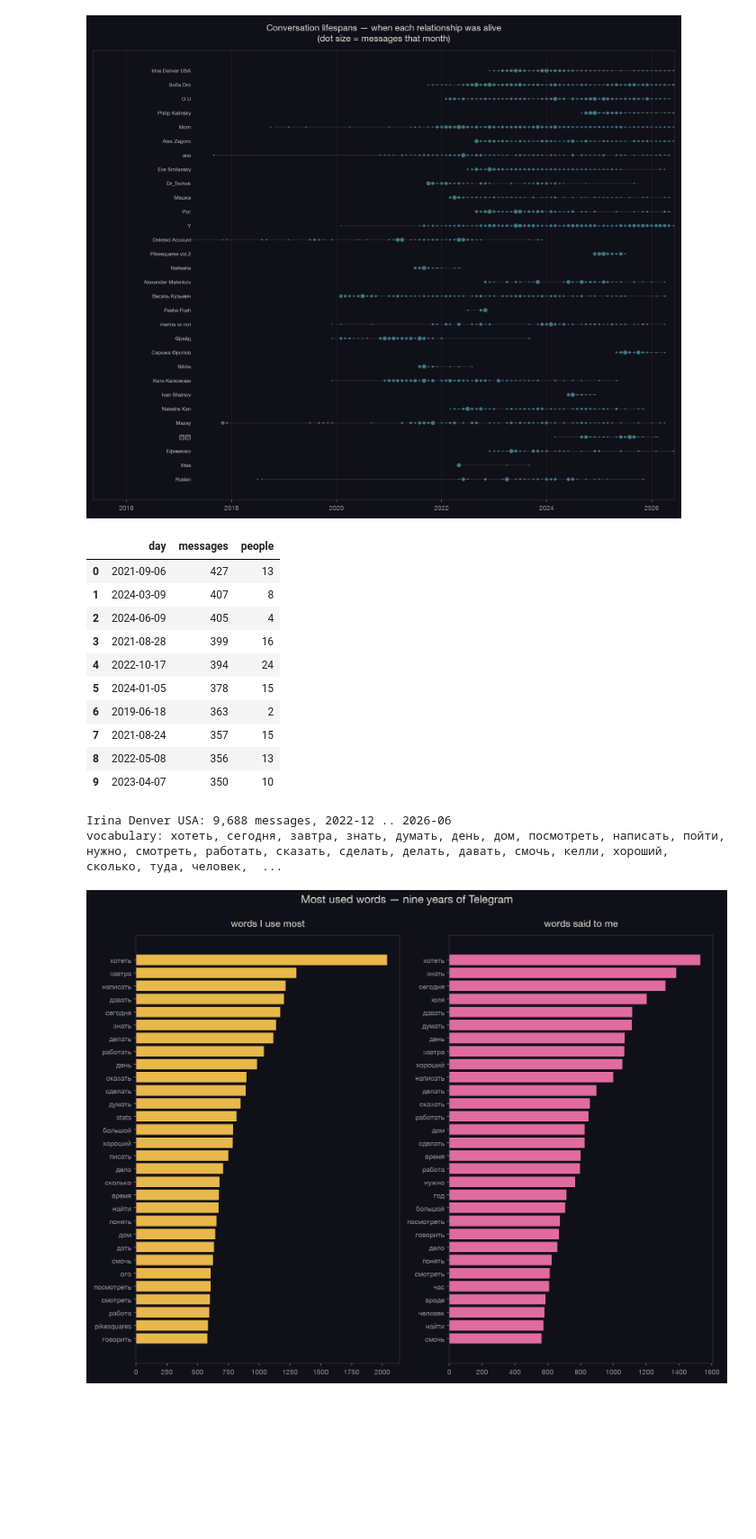
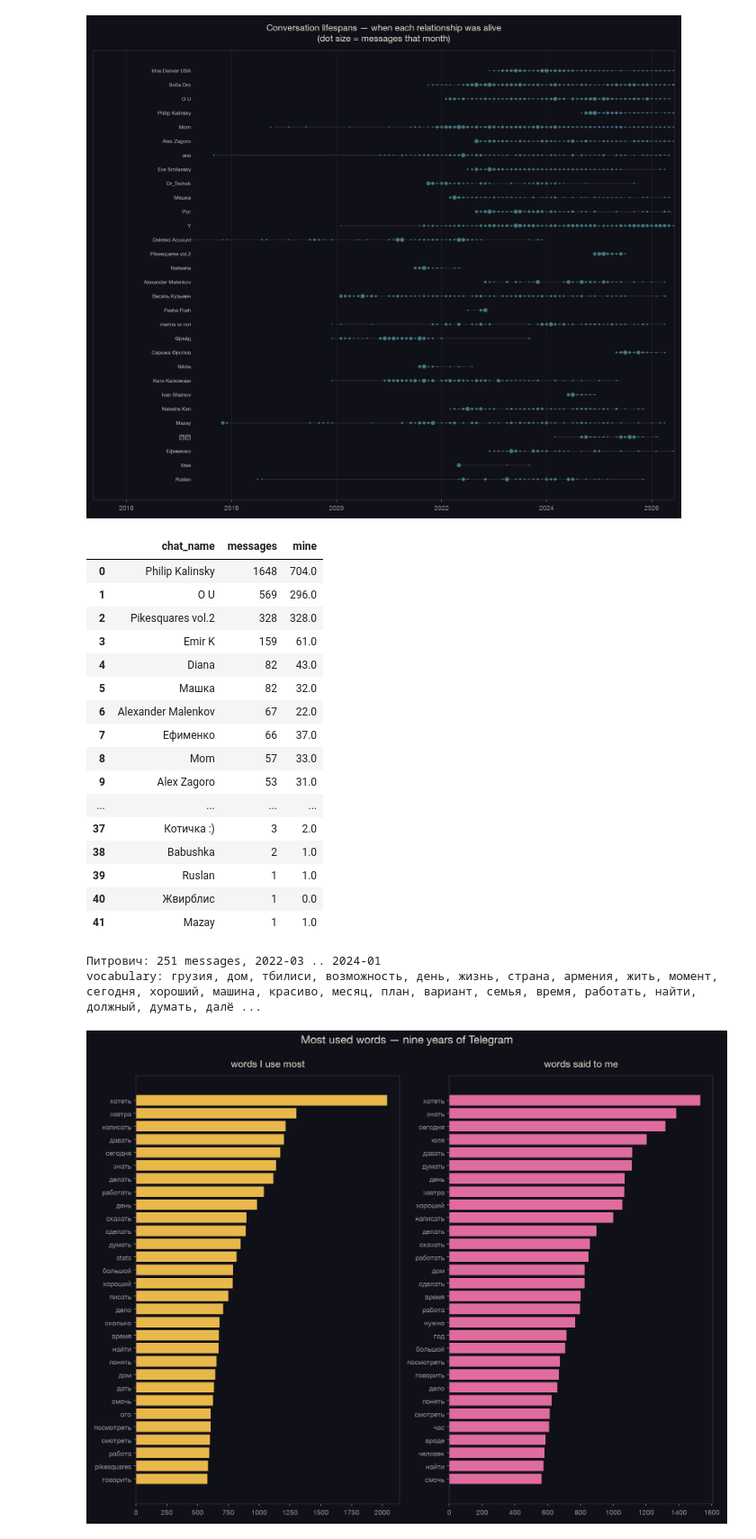
Before and after one commit to vvedenskaya/self-tracking-and-archive, a Jupyter notebook: notebooks/01_telegram.ipynb, the cells around one changed output. Shown at 90% size. Drawn from its saved outputs; the diff is of its cells as text; code cells hidden in the pictures; blank space fills up the shorter version.

```diff
--- a/notebooks/01_telegram.ipynb
+++ b/notebooks/01_telegram.ipynb
@@ -46,33 +45,46 @@ for name in ["telegram_volume_monthly", "telegram_top_chats",
 [figure]
 [figure]
 # %%
-# Ask questions in SQL — DuckDB queries the parquet directly
+# Who did I chat with in a given month? Change the two dates below.
+import duckdb
+import config
+
 con = duckdb.connect()
-con.sql(f"CREATE VIEW msgs AS SELECT * FROM '{config.TELEGRAM_PARQUET}'")
+con.sql(f"CREATE OR REPLACE VIEW msgs AS SELECT * FROM '{config.TELEGRAM_PARQUET}'")
 
-# example: my ten most intense conversation days ever
-con.sql("""
-    SELECT date_trunc('day', ts_local) AS day,
+MONTH_START = '2024-12-01'
+MONTH_END   = '2025-01-01'
+
+con.sql(f"""
+    SELECT chat_name,
            count(*) AS messages,
-           count(DISTINCT chat_name) AS people
+           sum(CASE WHEN is_me THEN 1 ELSE 0 END) AS mine
     FROM msgs
-    GROUP BY 1 ORDER BY messages DESC LIMIT 10
+    WHERE ts_local >= '{MONTH_START}' AND ts_local < '{MONTH_END}'
+    GROUP BY 1
+    ORDER BY messages DESC
 """).df()
 # %% [output]
-|  | day | messages | people |
-| 0 | 2021-09-06 | 427 | 13 |
-| 1 | 2024-03-09 | 407 | 8 |
-| 2 | 2024-06-09 | 405 | 4 |
-| 3 | 2021-08-28 | 399 | 16 |
-| 4 | 2022-10-17 | 394 | 24 |
-| 5 | 2024-01-05 | 378 | 15 |
-| 6 | 2019-06-18 | 363 | 2 |
-| 7 | 2021-08-24 | 357 | 15 |
-| 8 | 2022-05-08 | 356 | 13 |
-| 9 | 2023-04-07 | 350 | 10 |
+|  | chat_name | messages | mine |
+| 0 | Philip Kalinsky | 1648 | 704.0 |
+| 1 | O U | 569 | 296.0 |
+| 2 | Pikesquares vol.2 | 328 | 328.0 |
+| 3 | Emir K | 159 | 61.0 |
+| 4 | Diana | 82 | 43.0 |
+| 5 | Машка | 82 | 32.0 |
+| 6 | Alexander Malenkov | 67 | 22.0 |
+| 7 | Ефименко | 66 | 37.0 |
+| 8 | Mom | 57 | 33.0 |
+| 9 | Alex Zagoro | 53 | 31.0 |
+| ... | ... | ... | ... |
+| 37 | Котичка :) | 3 | 2.0 |
+| 38 | Babushka | 2 | 1.0 |
+| 39 | Ruslan | 1 | 1.0 |
+| 40 | Жвирблис | 1 | 0.0 |
+| 41 | Mazay | 1 | 1.0 |
 # %%
-# Zoom into one relationship: set a name, see its whole shape
-PERSON = df.groupby("chat_name").size().idxmax()  # biggest chat by default
+# Zoom into one relationship — change the name on the next line only
+PERSON = "Питрович"   # ← change this to any chat_name from your archive
 
 sub = df[df.chat_name == PERSON]
 monthly = sub.groupby(["month", "is_me"]).size().unstack(fill_value=0)
@@ -94,8 +106,8 @@ print(f"\n{PERSON}: {len(sub):,} messages, "
       f"{sub.ts_local.min():%Y-%m} .. {sub.ts_local.max():%Y-%m}")
 print("vocabulary:", ", ".join(w for w, _ in vocab.most_common(25)))
 # %% [output]
-Irina Denver USA: 9,688 messages, 2022-12 .. 2026-06
-vocabulary: хотеть, сегодня, завтра, знать, думать, день, дом, посмотреть, написать, пойти, нужно, смотреть, работать, сказать, сделать, делать, давать, смочь, келли, хороший, сколько, туда, человек,  ...
+Питрович: 251 messages, 2022-03 .. 2024-01
+vocabulary: грузия, дом, тбилиси, возможность, день, жизнь, страна, армения, жить, момент, сегодня, хороший, машина, красиво, месяц, план, вариант, семья, время, работать, найти, должный, думать, далё ...
 # %%
 # Word histograms: my words vs words said to me, and my vocabulary by year
 from IPython.display import Image, display
```
Also changed, not shown: parts of 1 cell of this notebook, 15 other files.
